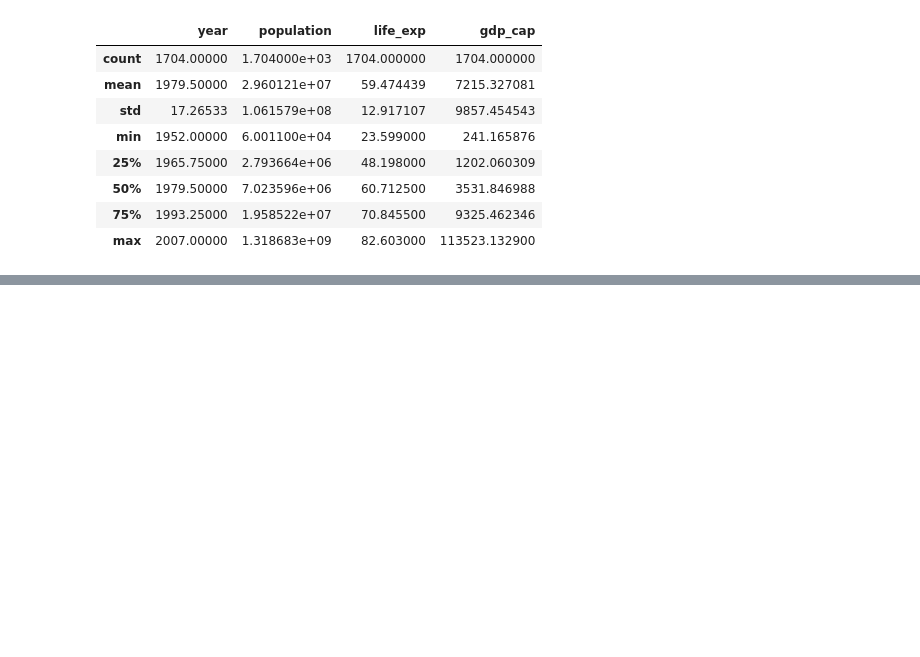
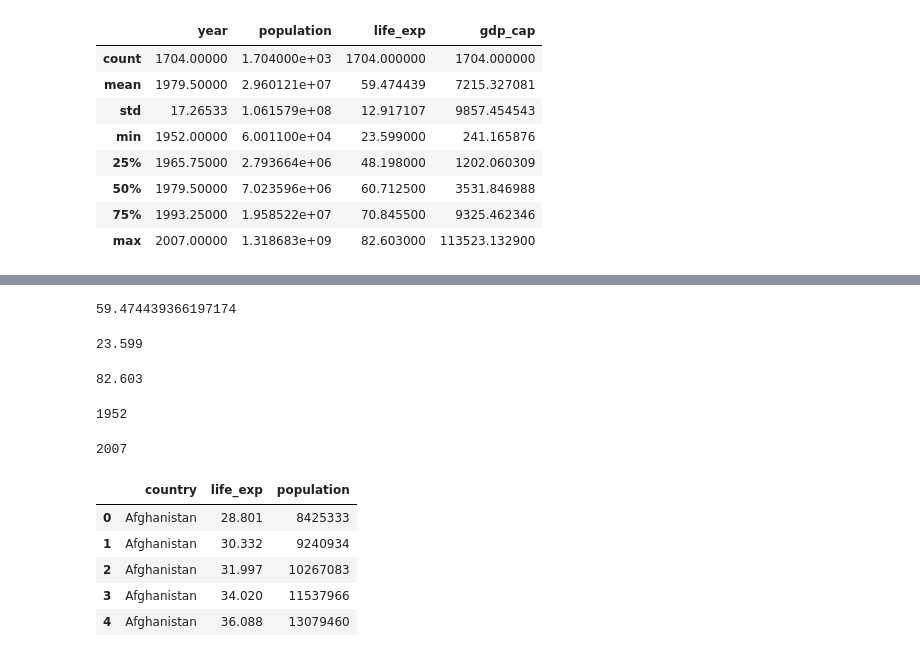
Before and after one commit to Lochipi/DataAnalyticsWithPython, a Jupyter notebook: DataAnalytics.ipynb, the cells around one changed output, grey strips where cells are left out. Drawn from its saved outputs; the diff is of its cells as text; code cells hidden in the pictures; blank space fills up the shorter version.

```diff
--- a/DataAnalytics.ipynb
+++ b/DataAnalytics.ipynb
@@ -361,0 +393,29 @@ df.describe()
+# %%
+df['life_exp'].mean()
+# %% [output]
+59.474439366197174
+# %%
+df['life_exp'].min()
+# %% [output]
+23.599
+# %%
+df['life_exp'].max()
+# %% [output]
+82.603
+# %%
+df['year'].min()
+# %% [output]
+1952
+# %%
+df['year'].max()
+# %% [output]
+2007
+# %%
+df[['country', 'life_exp', 'population'] ].head()
+# %% [output]
+|  | country | life_exp | population |
+| 0 | Afghanistan | 28.801 | 8425333 |
+| 1 | Afghanistan | 30.332 | 9240934 |
+| 2 | Afghanistan | 31.997 | 10267083 |
+| 3 | Afghanistan | 34.020 | 11537966 |
+| 4 | Afghanistan | 36.088 | 13079460 |
```
Also changed, not shown: parts of 13 cells of this notebook.
